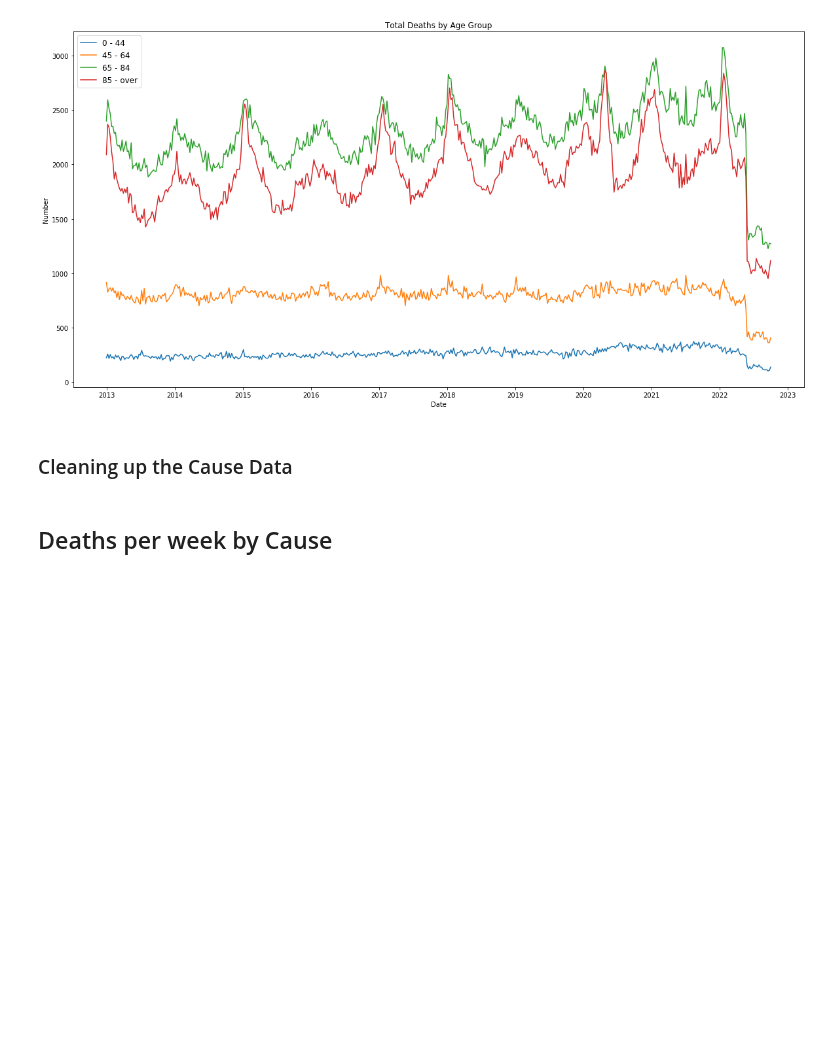
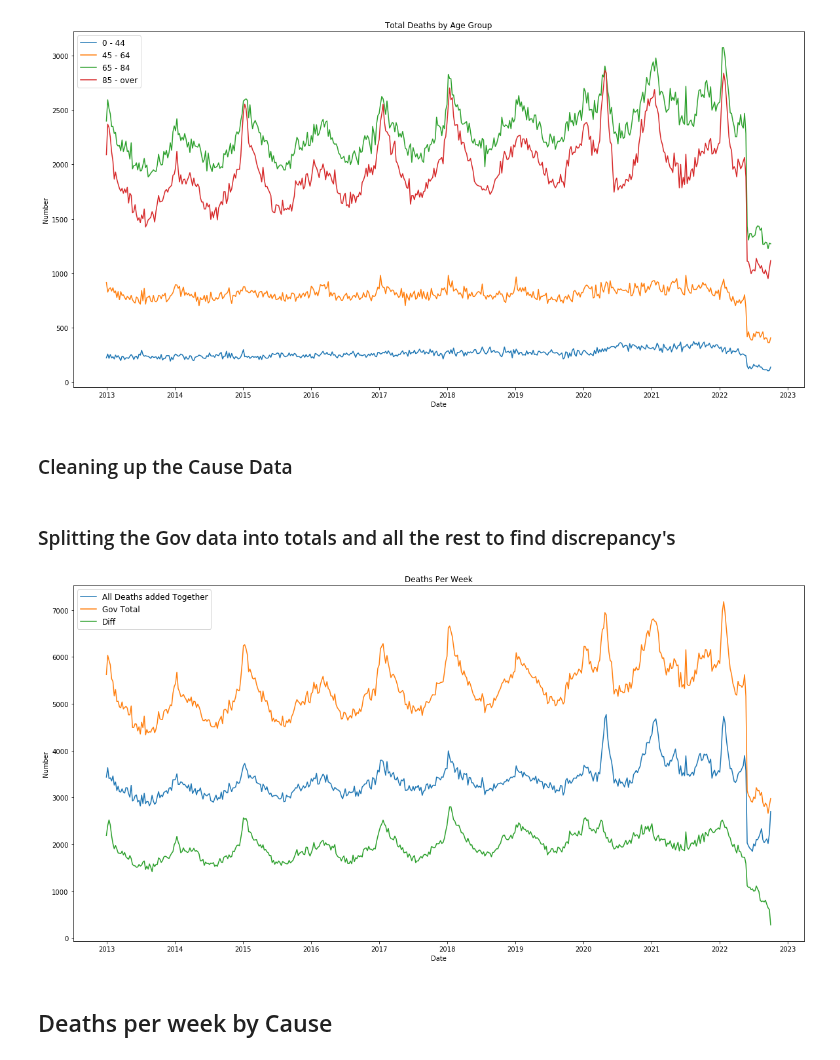
Before and after one commit to OwenRempel/Canada-Prov-Death-Stats, a Jupyter notebook: StatsCanadaDeathsByProv.ipynb, the cells around one changed output. Drawn from its saved outputs; the diff is of its cells as text; code cells hidden in the pictures; blank space fills up the shorter version.

Commit message:
Some tweaks to check the totals

```diff
--- a/StatsCanadaDeathsByProv.ipynb
+++ b/StatsCanadaDeathsByProv.ipynb
@@ -143,8 +143,29 @@ ReNameDict = {
 }
 ReadCauseData.rename(columns=ReNameDict, inplace=True)
 ParsedCauseTable = ReadCauseData[['Date', 'Prov', "Cause", 'Number']]
+# %% [markdown]
+### Splitting the Gov data into totals and all the rest to find discrepancy's
 # %%
-Causes = ParsedCauseTable.loc[(ParsedCauseTable['Cause'] != 'Total, all causes of death [A00-Y89]')]
+Causes = ParsedCauseTable.loc[(ParsedCauseTable['Cause'] != 'Total, all causes of death [A00-Y89]')].groupby('Date').sum('Number')
+CausesTotal = ParsedCauseTable.loc[(ParsedCauseTable['Cause'] == 'Total, all causes of death [A00-Y89]')].groupby('Date').sum('Number')
+# %%
+data = Causes.compare(CausesTotal)
+dataNew = data['Number']['other'] - data['Number']['self']
+# %%
+fig, ax_compare = plt.subplots(figsize=(20, 10) )
+plt.title('Deaths Per Week')
+plt.xlabel('Date')
+plt.ylabel('Number')
+ax_compare.plot(Causes, label='All Deaths added Together')
+ax_compare.plot(CausesTotal, label='Gov Total')
+ax_compare.plot(dataNew, label='Diff')
+#Turn log scale on and off
+#ax_compare.set_yscale('log')
+ax_compare.legend(loc='upper left', fontsize=12)
+fig = ax_compare.get_figure()
+fig.savefig("Images/Diff.png")
+# %% [output]
+[figure, added]
 # %%
 Covid = Causes.loc[Causes['Cause'] == 'COVID-19 [U07.1,U07.2]'].groupby('Date').sum('Number')
 Cerebro = Causes.loc[Causes['Cause'] == 'Cerebrovascular diseases [I60-I69]'].groupby('Date').sum('Number')
```
Also changed, not shown: 1 other file.
